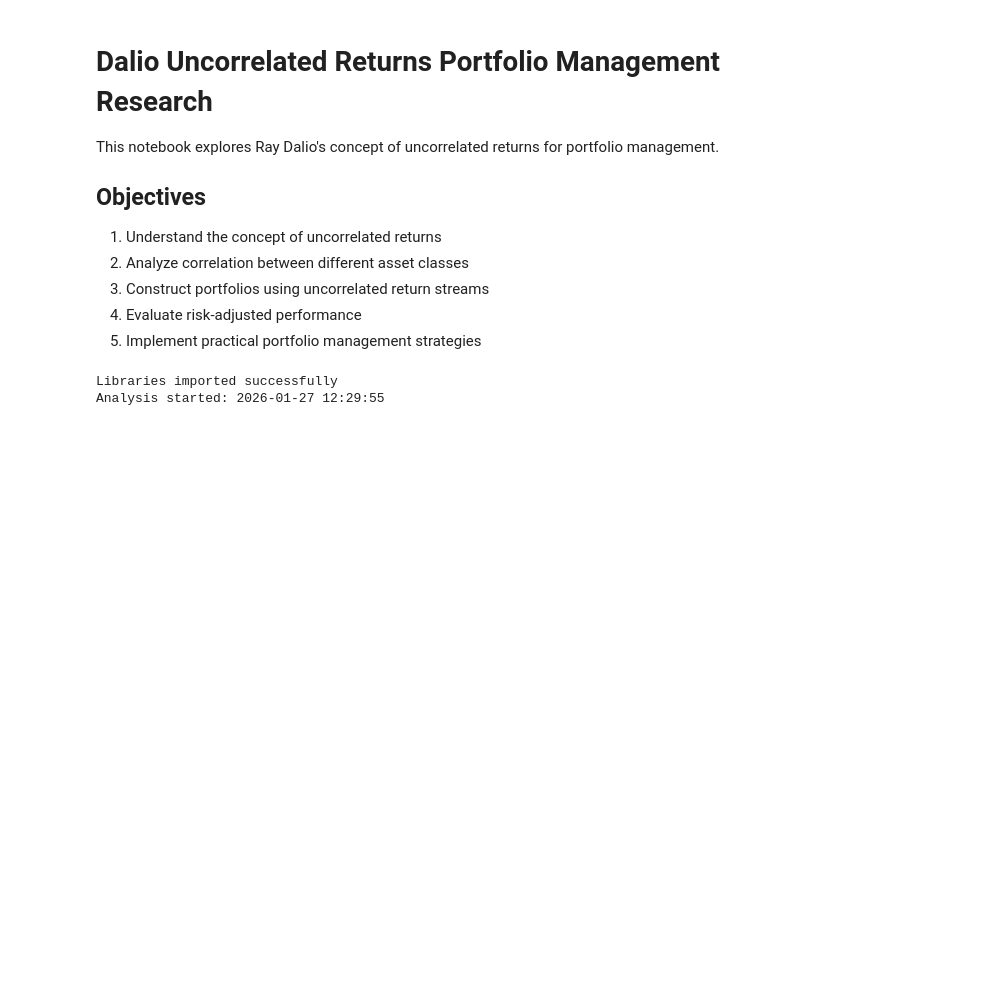
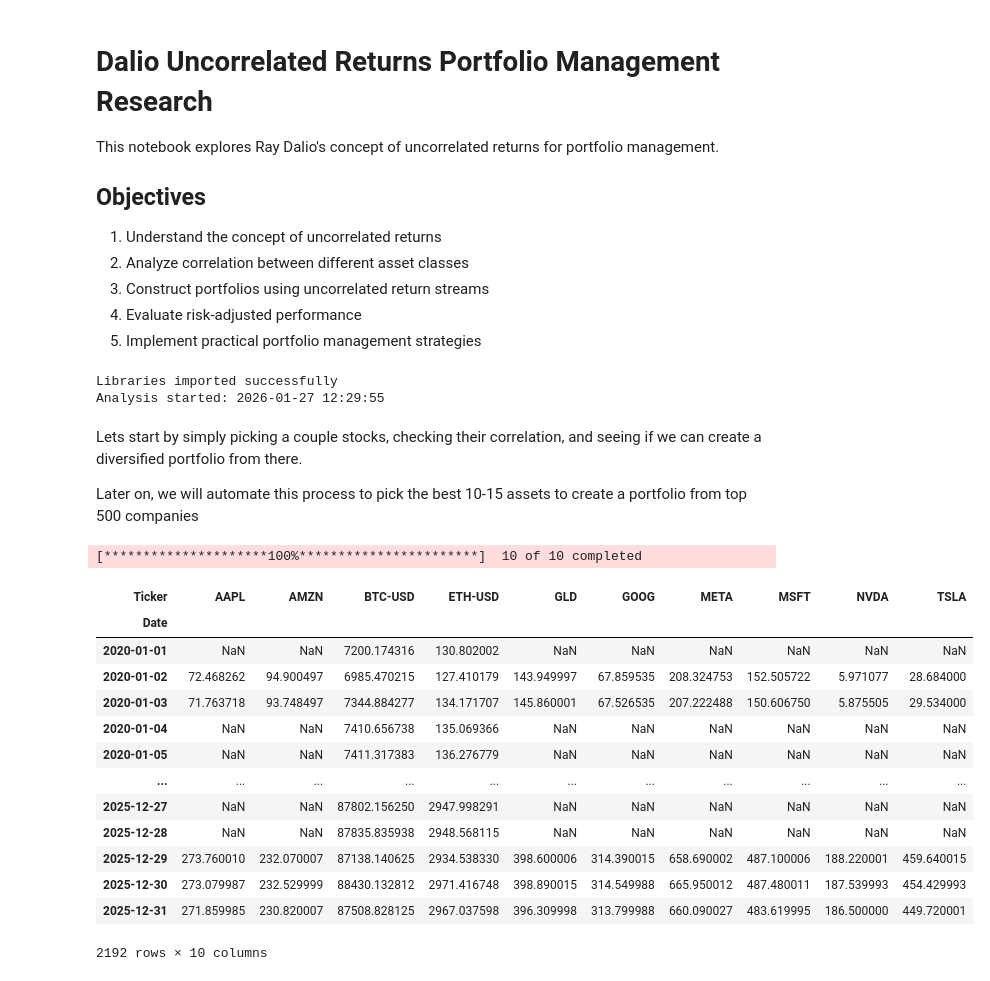
Before and after one commit to LAIN-21/dalio_uncorrelated_returns, a Jupyter notebook: main.ipynb, the cells around one changed output. Drawn from its saved outputs; the diff is of its cells as text; code cells hidden in the pictures; blank space fills up the shorter version.

```diff
--- a/main.ipynb
+++ b/main.ipynb
@@ -27,3 +27,40 @@ print(f"Analysis started: {datetime.now().strftime('%Y-%m-%d %H:%M:%S')}")
 # %% [output]
 Libraries imported successfully
 Analysis started: 2026-01-27 12:29:55
+# %% [markdown]
+Lets start by simply picking a couple stocks, checking their correlation, and seeing if we can create a diversified portfolio from there.
+
+Later on, we will automate this process to pick the best 10-15 assets to create a portfolio from top 500 companies
+# %%
+assets = [
+    "GLD",
+    "BTC-USD",
+    "ETH-USD",
+    "AAPL",
+    "MSFT",
+    "AMZN",
+    "TSLA",
+    "NVDA",
+    "GOOG",
+    "META"
+]
+
+data = yf.download(assets, start="2020-01-01", end="2026-01-01", auto_adjust=False)
+data = data.loc[:, "Adj Close"]
+data
+# %% [output]
+[*********************100%***********************]  10 of 10 completed
+| Ticker | AAPL | AMZN | BTC-USD | ETH-USD | GLD | GOOG | META | MSFT | NVDA | TSLA |
+| Date |  |  |  |  |  |  |  |  |  |  |
+| 2020-01-01 | NaN | NaN | 7200.174316 | 130.802002 | NaN | NaN | NaN | NaN | NaN | NaN |
+| 2020-01-02 | 72.468262 | 94.900497 | 6985.470215 | 127.410179 | 143.949997 | 67.859535 | 208.324753 | 152.505722 | 5.971077 | 28.684000 |
+| 2020-01-03 | 71.763718 | 93.748497 | 7344.884277 | 134.171707 | 145.860001 | 67.526535 | 207.222488 | 150.606750 | 5.875505 | 29.534000 |
+| 2020-01-04 | NaN | NaN | 7410.656738 | 135.069366 | NaN | NaN | NaN | NaN | NaN | NaN |
+| 2020-01-05 | NaN | NaN | 7411.317383 | 136.276779 | NaN | NaN | NaN | NaN | NaN | NaN |
+| ... | ... | ... | ... | ... | ... | ... | ... | ... | ... | ... |
+| 2025-12-27 | NaN | NaN | 87802.156250 | 2947.998291 | NaN | NaN | NaN | NaN | NaN | NaN |
+| 2025-12-28 | NaN | NaN | 87835.835938 | 2948.568115 | NaN | NaN | NaN | NaN | NaN | NaN |
+| 2025-12-29 | 273.760010 | 232.070007 | 87138.140625 | 2934.538330 | 398.600006 | 314.390015 | 658.690002 | 487.100006 | 188.220001 | 459.640015 |
+| 2025-12-30 | 273.079987 | 232.529999 | 88430.132812 | 2971.416748 | 398.890015 | 314.549988 | 665.950012 | 487.480011 | 187.539993 | 454.429993 |
+| 2025-12-31 | 271.859985 | 230.820007 | 87508.828125 | 2967.037598 | 396.309998 | 313.799988 | 660.090027 | 483.619995 | 186.500000 | 449.720001 |
+2192 rows × 10 columns
```
Also changed, not shown: parts of 7 cells of this notebook.
